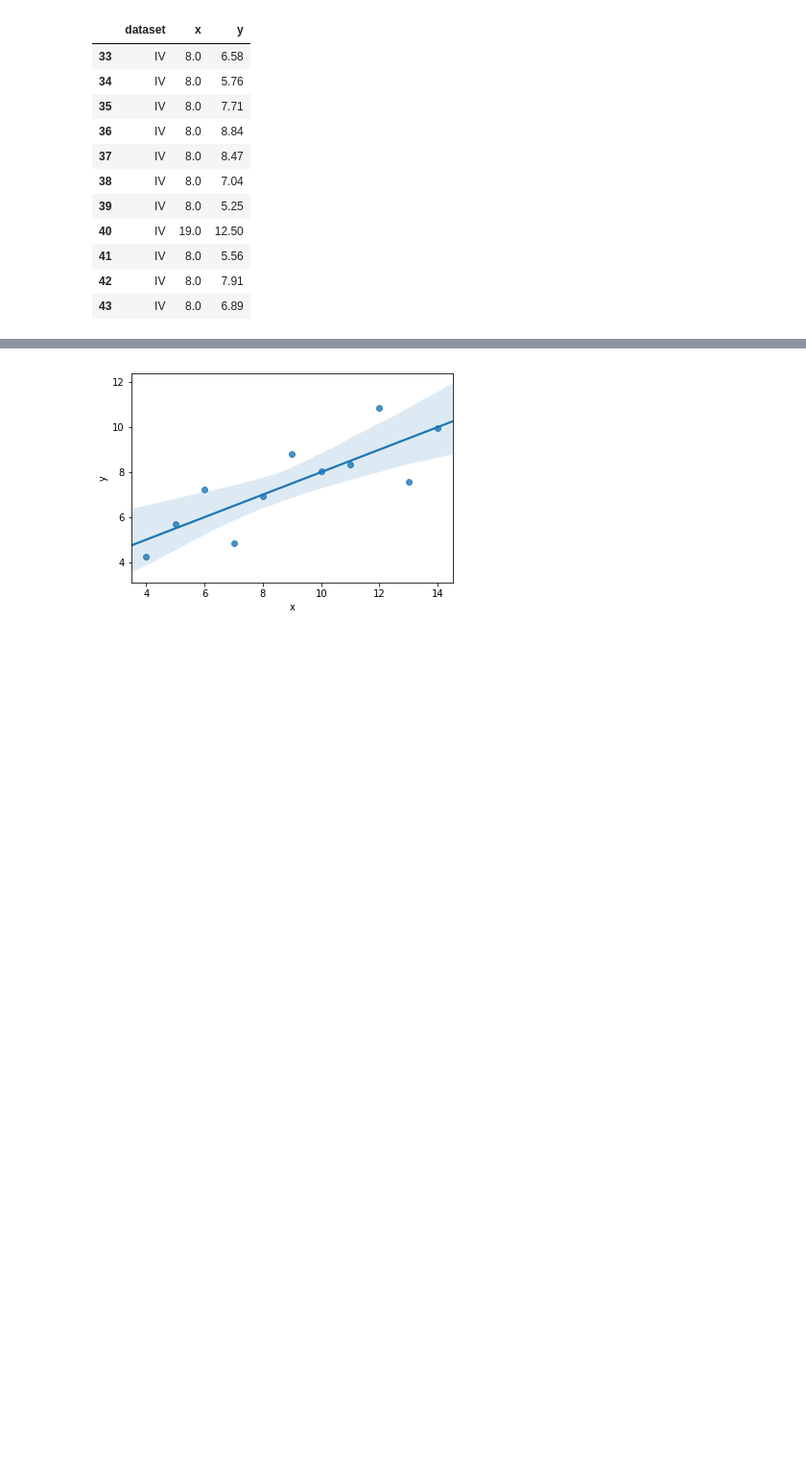
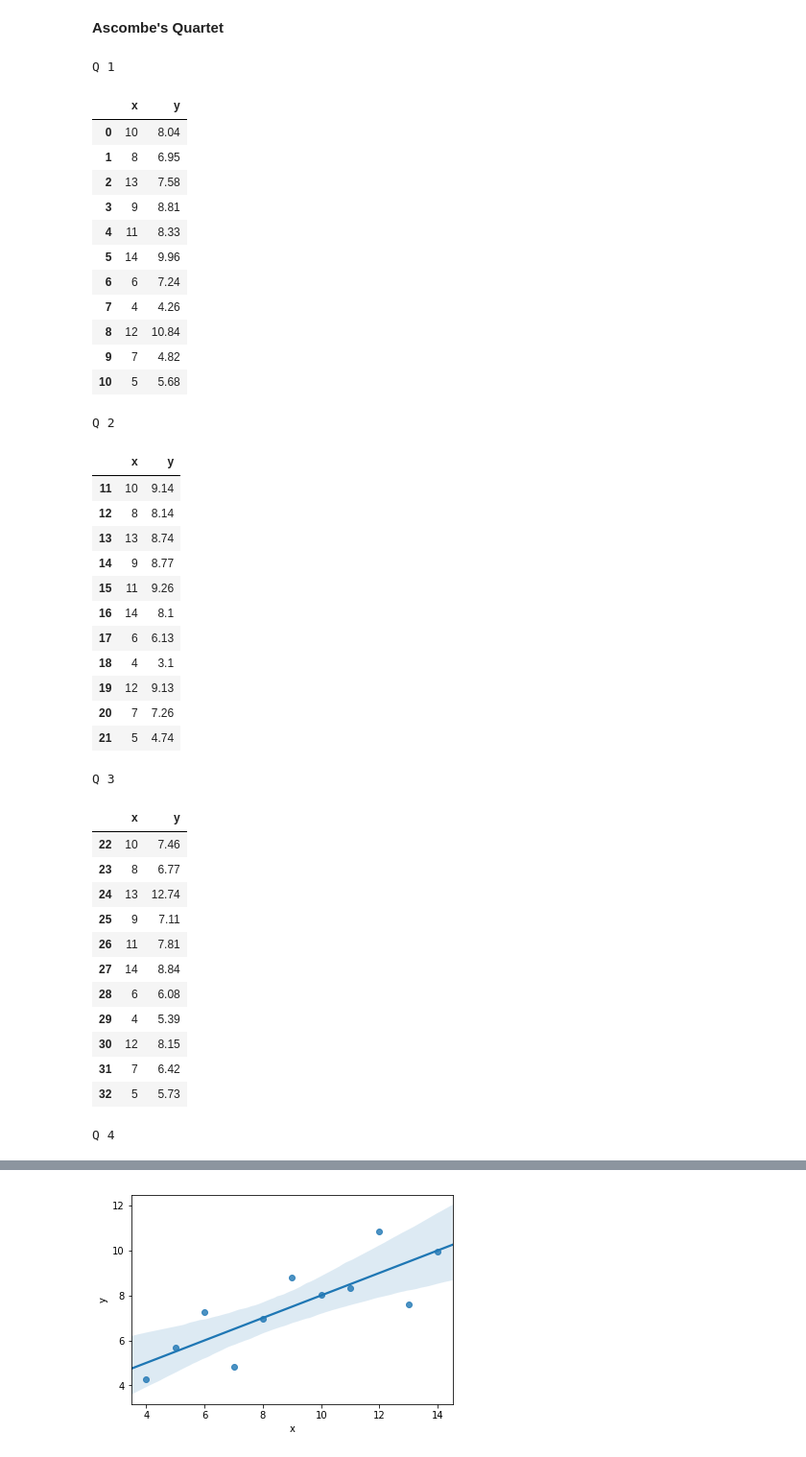
Before and after one commit to dermotkel/fundamentals-of-data-analysis-, a Jupyter notebook: Fundamentals of Data Analysis .ipynb, the cells around one changed output, grey strips where cells are left out. Shown at 96% size. Drawn from its saved outputs; the diff is of its cells as text; code cells hidden in the pictures; blank space fills up the shorter version.

Commit message:
Added output formating using markdown

```diff
--- a/Fundamentals of Data Analysis .ipynb
+++ b/Fundamentals of Data Analysis .ipynb
@@ -4,5 +4,9 @@ import numpy as np
 import matplotlib.pyplot as plt
 import pandas as pd
 from IPython.display import display_html
+# %%
+from IPython.display import Markdown, display
+def printmd(string):
+    display(Markdown(string))
 # %%
 df = sns.load_dataset("anscombe")
@@ -82,15 +12,0 @@ Q4 = df.loc[df['dataset'] == 'IV']
-# %%
-Q4
-# %% [output]
-|  | dataset | x | y |
-| 33 | IV | 8.0 | 6.58 |
-| 34 | IV | 8.0 | 5.76 |
-| 35 | IV | 8.0 | 7.71 |
-| 36 | IV | 8.0 | 8.84 |
-| 37 | IV | 8.0 | 8.47 |
-| 38 | IV | 8.0 | 7.04 |
-| 39 | IV | 8.0 | 5.25 |
-| 40 | IV | 19.0 | 12.50 |
-| 41 | IV | 8.0 | 5.56 |
-| 42 | IV | 8.0 | 7.91 |
-| 43 | IV | 8.0 | 6.89 |
@@ -96,0 +23,50 @@ Q4
+# %%
+printmd("**Ascombe's Quartet**")
+Q1_styler = Q1.style.set_table_attributes("style='display:inline'").set_caption('Q 1')
+Q2_styler = Q2.style.set_table_attributes("style='display:inline'").set_caption('Q 2')
+Q3_styler = Q3.style.set_table_attributes("style='display:inline'").set_caption('Q 3')
+Q4_styler = Q4.style.set_table_attributes("style='display:inline'").set_caption('Q 4')
+
+display_html(Q1_styler._repr_html_() + Q2_styler._repr_html_() + Q3_styler._repr_html_() + Q4_styler._repr_html_(), raw=True)
+# %% [output]
+**Ascombe's Quartet**
+Q 1
+|  | x | y |
+| 0 | 10 | 8.04 |
+| 1 | 8 | 6.95 |
+| 2 | 13 | 7.58 |
+| 3 | 9 | 8.81 |
+| 4 | 11 | 8.33 |
+| 5 | 14 | 9.96 |
+| 6 | 6 | 7.24 |
+| 7 | 4 | 4.26 |
+| 8 | 12 | 10.84 |
+| 9 | 7 | 4.82 |
+| 10 | 5 | 5.68 |
+Q 2
+|  | x | y |
+| 11 | 10 | 9.14 |
+| 12 | 8 | 8.14 |
+| 13 | 13 | 8.74 |
+| 14 | 9 | 8.77 |
+| 15 | 11 | 9.26 |
+| 16 | 14 | 8.1 |
+| 17 | 6 | 6.13 |
+| 18 | 4 | 3.1 |
+| 19 | 12 | 9.13 |
+| 20 | 7 | 7.26 |
+| 21 | 5 | 4.74 |
+Q 3
+|  | x | y |
+| 22 | 10 | 7.46 |
+| 23 | 8 | 6.77 |
+| 24 | 13 | 12.74 |
+| 25 | 9 | 7.11 |
+| 26 | 11 | 7.81 |
+| 27 | 14 | 8.84 |
+| 28 | 6 | 6.08 |
+| 29 | 4 | 5.39 |
+| 30 | 12 | 8.15 |
+| 31 | 7 | 6.42 |
+| 32 | 5 | 5.73 |
+Q 4
```
Also changed, not shown: parts of 16 cells of this notebook.
